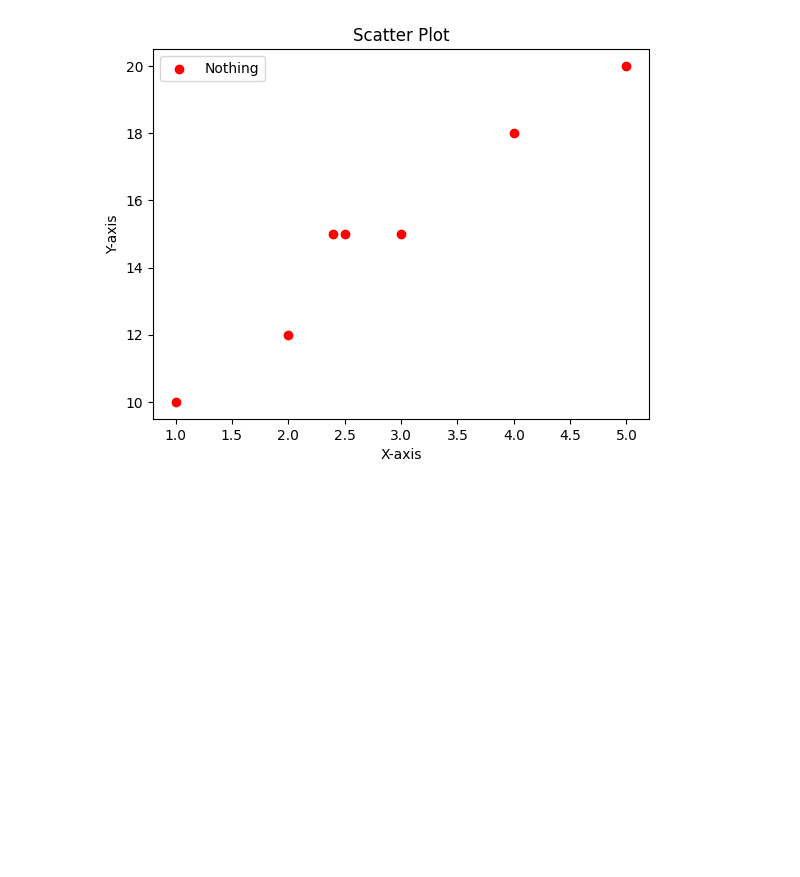
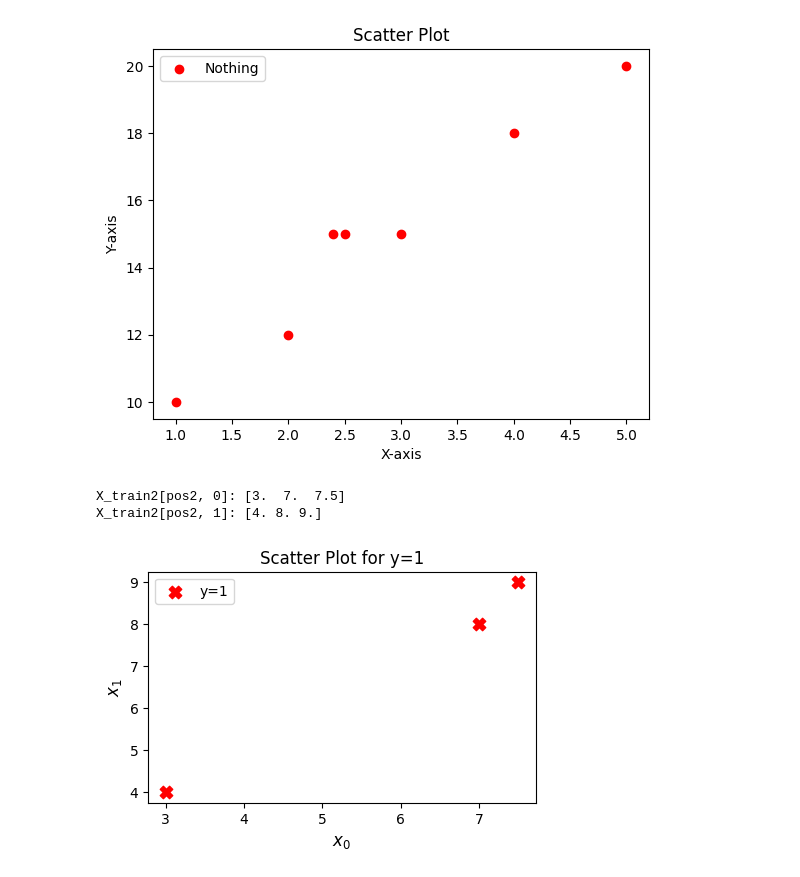
Before and after one commit to hridoynasah/Machine-Learning-Specialization, a Jupyter notebook: Extra/clarifying_confusion.ipynb, the cells around one changed output. Cells and saved outputs as stored; diff of their text form; code cells hidden in the pictures; blank space fills up the shorter version.

```diff
--- a/Extra/clarifying_confusion.ipynb
+++ b/Extra/clarifying_confusion.ipynb
@@ -179,3 +179,40 @@ plt.legend()
 plt.show()
 # %% [output]
 [figure]
+# %%
+import numpy as np
+
+# Sample data
+X_train2 = np.array([[1.0, 2.0],  # Row 0: [x_0=1.0, x_1=2.0]
+                     [3.0, 4.0],  # Row 1: [x_0=3.0, x_1=4.0]
+                     [5.0, 6.0],  # Row 2: [x_0=5.0, x_1=6.0]
+                     [7.0, 8.0],
+                     [7.5, 9.0]]) # Row 3: [x_0=7.0, x_1=8.0]
+
+y_train2 = np.array([0, 1, 0, 1, 1])  # Binary labels for each row
+
+# Create boolean array for y_train2 == 1
+pos2 = y_train2 == 1  # [False, True, False, True]
+
+# Select rows where pos2 is True and get column 0 (x_0)
+x0_values = X_train2[pos2, 0]  # Gets x_0 values where y_train2 == 1
+print("X_train2[pos2, 0]:", x0_values)  # Output: [3. 7.]
+
+# Select rows where pos2 is True and get column 1 (x_1)
+x1_values = X_train2[pos2, 1]  # Gets x_1 values where y_train2 == 1
+print("X_train2[pos2, 1]:", x1_values)  # Output: [4. 8.]
+
+# For context, let's plot these points using matplotlib
+import matplotlib.pyplot as plt
+
+plt.figure(figsize=(5, 3))
+plt.scatter(x0_values, x1_values, marker='X', s=80, c='red', label='y=1')
+plt.xlabel('$x_0$', fontsize=12)
+plt.ylabel('$x_1$', fontsize=12)
+plt.title('Scatter Plot for y=1')
+plt.legend()
+plt.show()
+# %% [output]
+X_train2[pos2, 0]: [3.  7.  7.5]
+X_train2[pos2, 1]: [4. 8. 9.]
+[figure, added]
```
